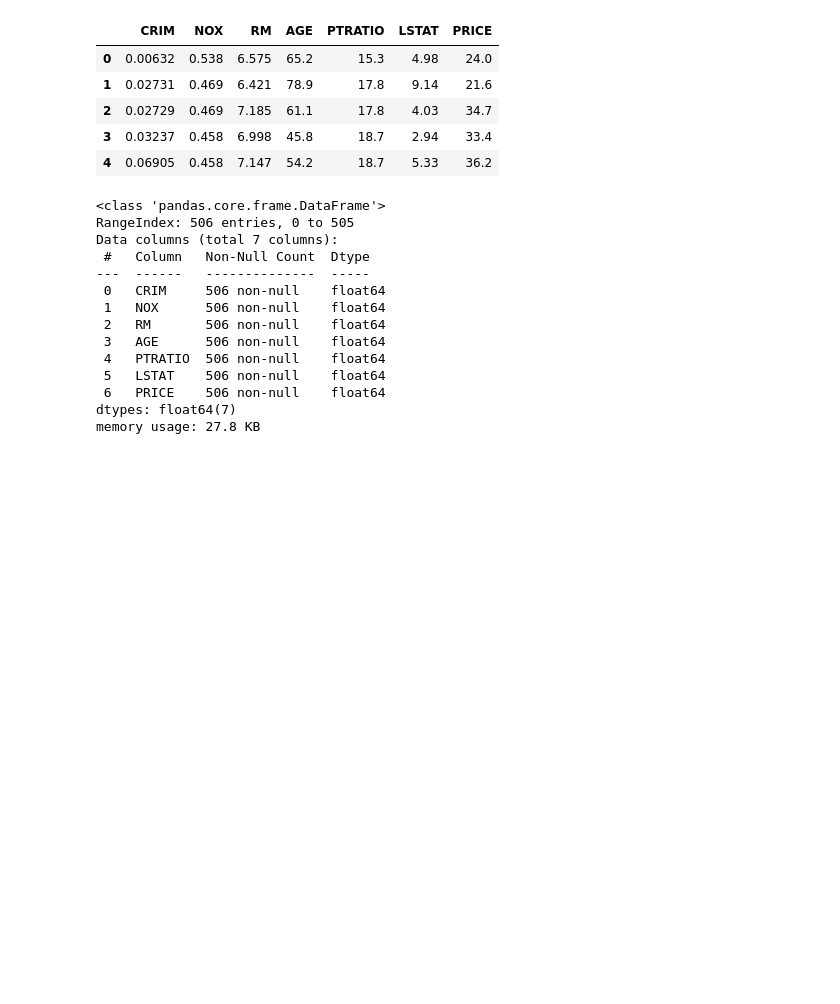
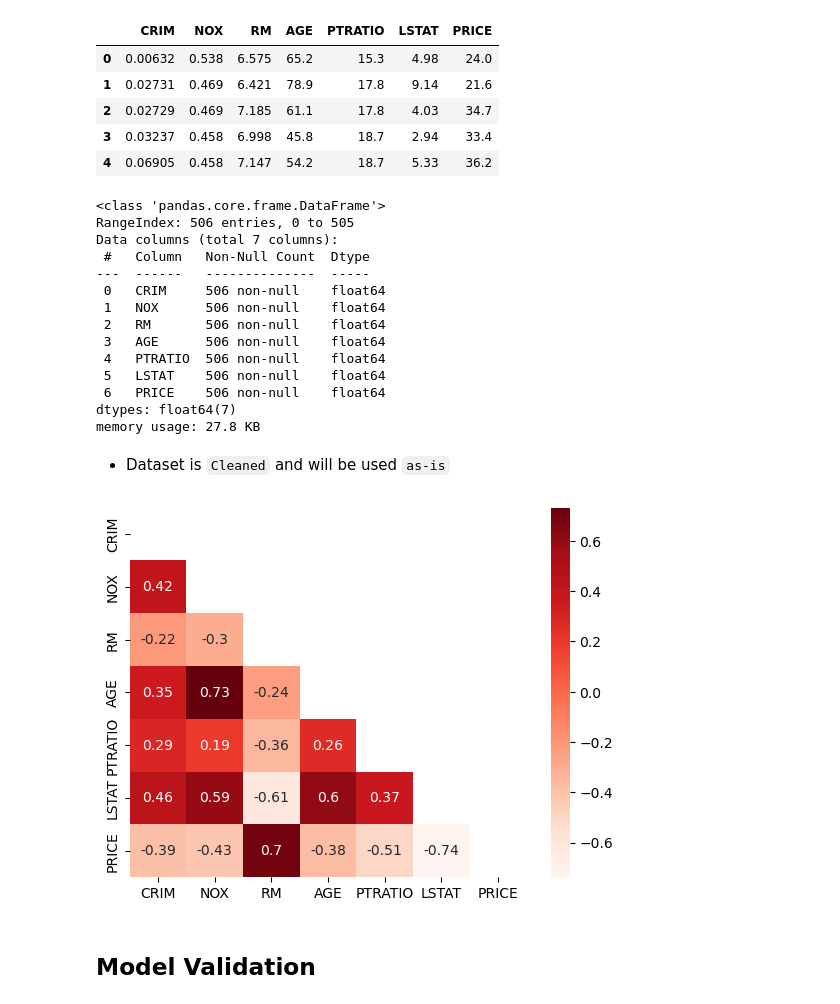
Before and after one commit to KDcodePy/Ensemble-Trees-Exercise, a Jupyter notebook: Ensemble_trees_exercise.ipynb, the cells around one changed output. Saved outputs shown, nothing was run; the diff lists cells and outputs as text; code cells hidden in the pictures; blank space fills up the shorter version.

```diff
--- a/Ensemble_trees_exercise.ipynb
+++ b/Ensemble_trees_exercise.ipynb
@@ -57,3 +65,14 @@ Data columns (total 7 columns):
  6   PRICE    506 non-null    float64
 dtypes: float64(7)
 memory usage: 27.8 KB
+# %% [markdown]
+- Dataset is `Cleaned` and will be used `as-is`
+# %%
+# Create heatmap
+corr = df.corr()
+mask = np.triu(np.ones_like(corr))
+sns.heatmap(corr, cmap="Reds", annot=True, mask=mask);
+# %% [output]
+[figure, added]
+# %% [markdown]
+## Model Validation
```
Also changed, not shown: parts of 20 cells of this notebook.
